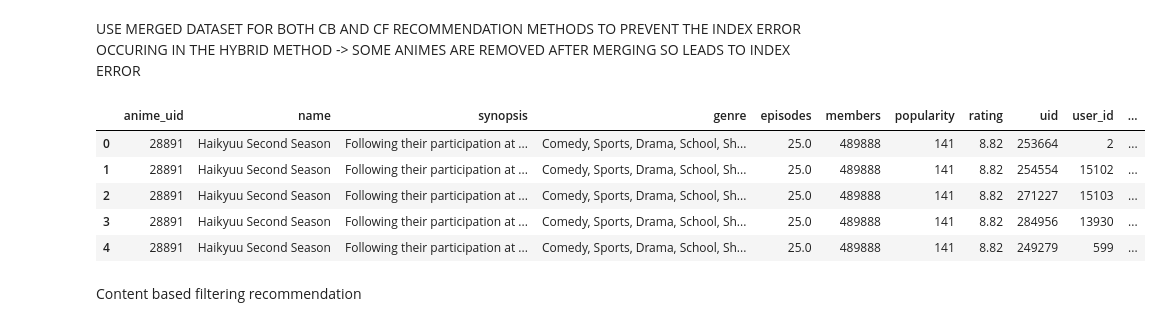
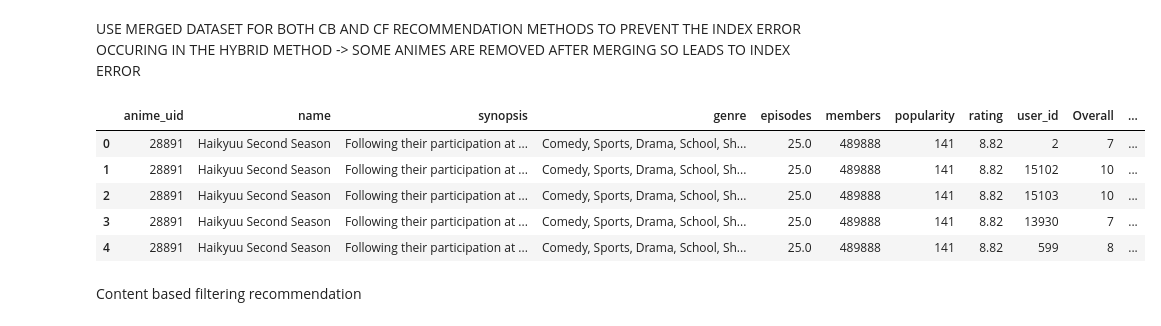
Before and after one commit to Haaris-Syed/AnimeRecommender, a Jupyter notebook: AnimeDataset-Preprocessing.ipynb, the cells around one changed output. Cells and saved outputs as stored; diff of their text form; code cells hidden in the pictures.

```diff
--- a/AnimeDataset-Preprocessing.ipynb
+++ b/AnimeDataset-Preprocessing.ipynb
@@ -133,7 +133,7 @@ category_ratings_df.head(10)
 | 9 | 4 | 8 | 9 | 8 | 5 | 4 |
 # %%
 user_ratings_df = pd.concat([user_ratings_df, category_ratings_df], axis=1)
-user_ratings_df.drop(columns=['scores'], inplace=True)
+user_ratings_df.drop(columns=['score', 'scores', 'uid'], inplace=True)
 
 user_ratings_df.head()
 # %% [output]
@@ -147,20 +147,18 @@ user_ratings_df.head()
 USE MERGED DATASET FOR BOTH CB AND CF RECOMMENDATION METHODS TO PREVENT THE INDEX ERROR OCCURING IN THE HYBRID METHOD -> SOME ANIMES ARE REMOVED AFTER MERGING SO LEADS TO INDEX ERROR
 # %%
 anime_with_ratings_df = pd.merge(anime_df, user_ratings_df, on='anime_uid')
-
-anime_with_ratings_df.drop(columns=['scores'], inplace=True)
 
 anime_with_ratings_df.drop_duplicates(subset=['user_id', 'name'], inplace=True)
 anime_with_ratings_df.reset_index(drop=True, inplace=True)
 
 anime_with_ratings_df.head()
 # %% [output]
-|  | anime_uid | name | synopsis | genre | episodes | members | popularity | rating | uid | user_id | ... |
-| 0 | 28891 | Haikyuu Second Season | Following their participation at ... | Comedy, Sports, Drama, School, Sh... | 25.0 | 489888 | 141 | 8.82 | 253664 | 2 | ... |
-| 1 | 28891 | Haikyuu Second Season | Following their participation at ... | Comedy, Sports, Drama, School, Sh... | 25.0 | 489888 | 141 | 8.82 | 254554 | 15102 | ... |
-| 2 | 28891 | Haikyuu Second Season | Following their participation at ... | Comedy, Sports, Drama, School, Sh... | 25.0 | 489888 | 141 | 8.82 | 271227 | 15103 | ... |
-| 3 | 28891 | Haikyuu Second Season | Following their participation at ... | Comedy, Sports, Drama, School, Sh... | 25.0 | 489888 | 141 | 8.82 | 284956 | 13930 | ... |
-| 4 | 28891 | Haikyuu Second Season | Following their participation at ... | Comedy, Sports, Drama, School, Sh... | 25.0 | 489888 | 141 | 8.82 | 249279 | 599 | ... |
+|  | anime_uid | name | synopsis | genre | episodes | members | popularity | rating | user_id | Overall | ... |
+| 0 | 28891 | Haikyuu Second Season | Following their participation at ... | Comedy, Sports, Drama, School, Sh... | 25.0 | 489888 | 141 | 8.82 | 2 | 7 | ... |
+| 1 | 28891 | Haikyuu Second Season | Following their participation at ... | Comedy, Sports, Drama, School, Sh... | 25.0 | 489888 | 141 | 8.82 | 15102 | 10 | ... |
+| 2 | 28891 | Haikyuu Second Season | Following their participation at ... | Comedy, Sports, Drama, School, Sh... | 25.0 | 489888 | 141 | 8.82 | 15103 | 10 | ... |
+| 3 | 28891 | Haikyuu Second Season | Following their participation at ... | Comedy, Sports, Drama, School, Sh... | 25.0 | 489888 | 141 | 8.82 | 13930 | 7 | ... |
+| 4 | 28891 | Haikyuu Second Season | Following their participation at ... | Comedy, Sports, Drama, School, Sh... | 25.0 | 489888 | 141 | 8.82 | 599 | 8 | ... |
 # %% [markdown]
 Content based filtering recommendation
 # %% [markdown]
```
Also changed, not shown: parts of 24 cells of this notebook.
